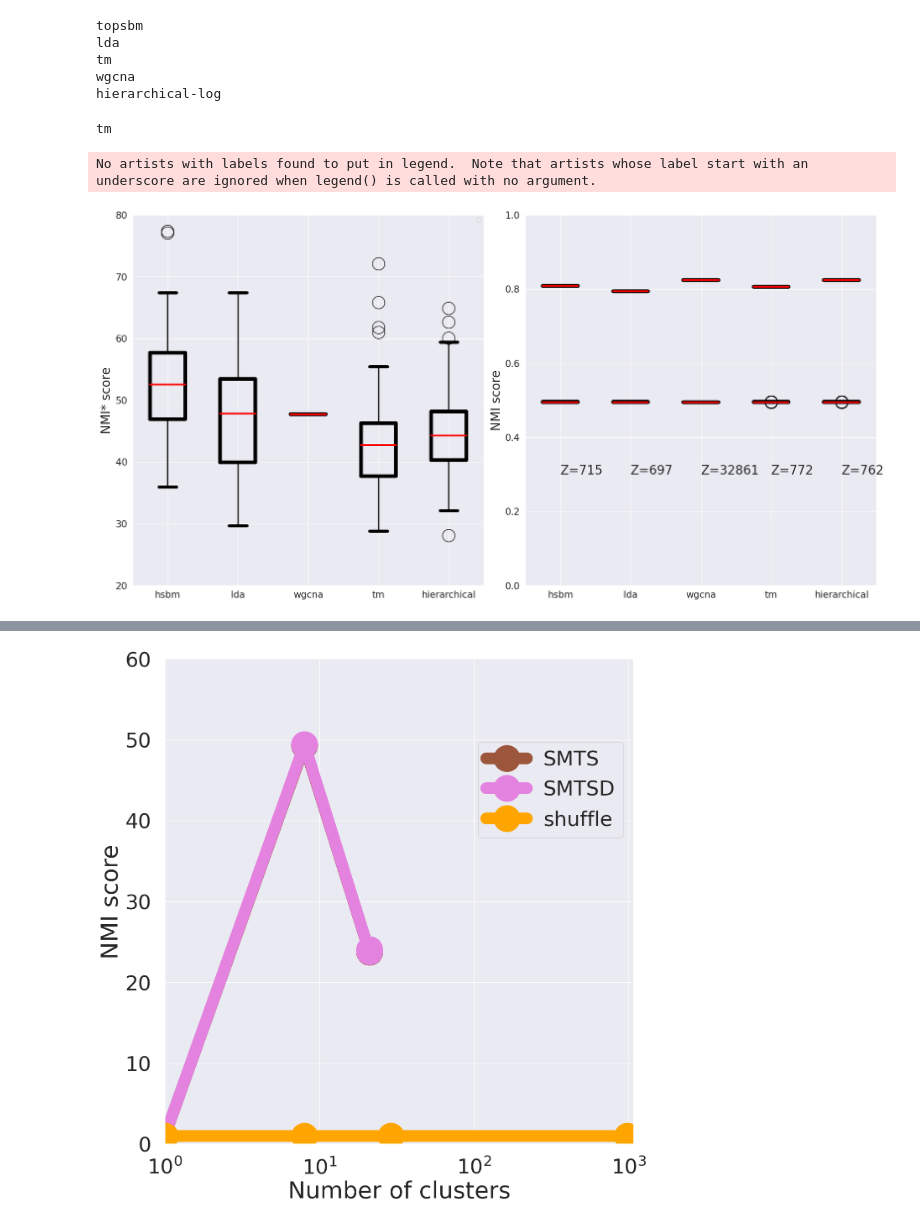
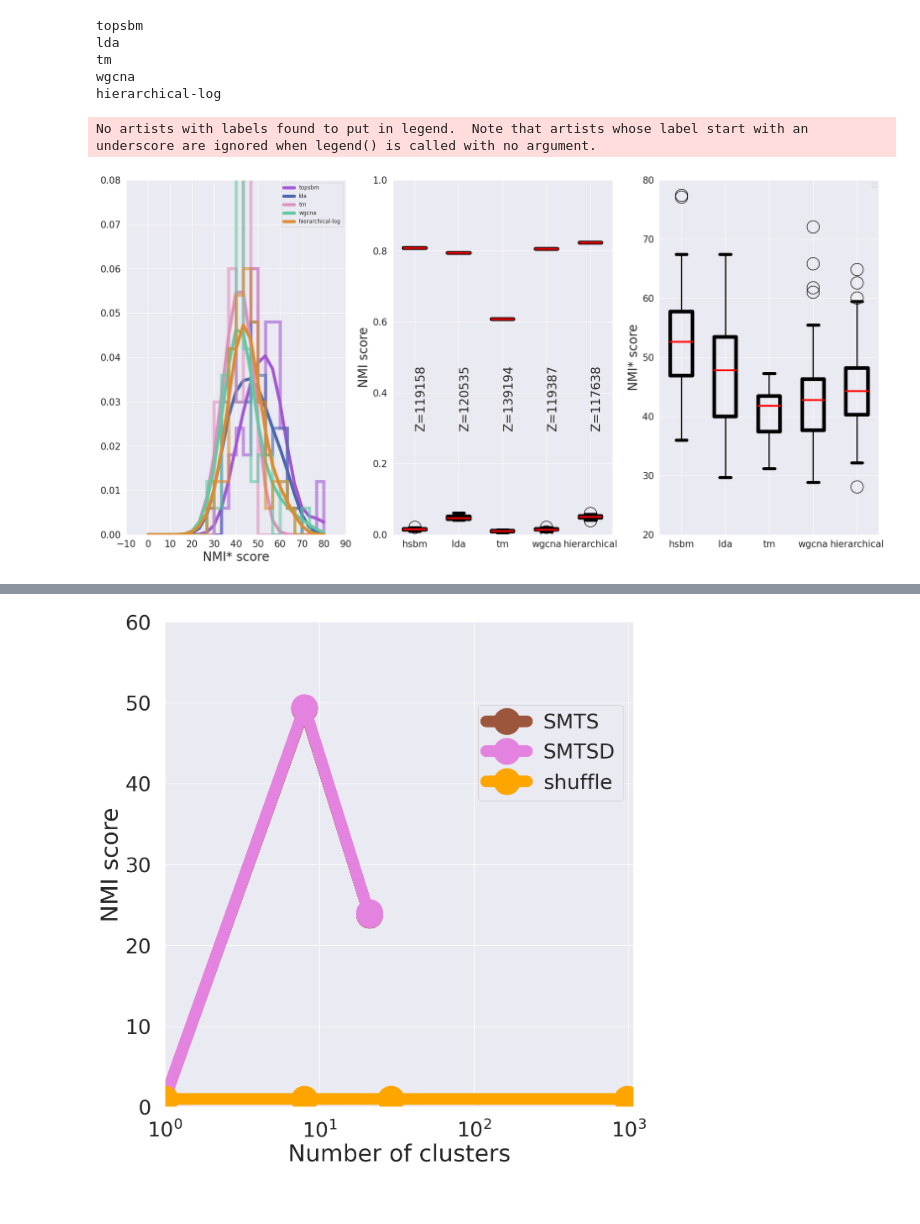
Before and after one commit to fvalle1/topics, a Jupyter notebook: hSBM_clusters.ipynb, the cells around one changed output, grey strips where cells are left out. Drawn from its saved outputs; the diff is of its cells as text; code cells hidden in the pictures; blank space fills up the shorter version.

```diff
--- a/hSBM_clusters.ipynb
+++ b/hSBM_clusters.ipynb
@@ -193,10 +184,10 @@ label = "SMTS"
 for alg in ["topsbm", "lda", "tm", "wgcna", "hierarchical-log"]:
     print(alg)
     data[alg] = []
-    for i in range (50):
+    for i in range (10):
         scores = {}
         scores[label] = get_scores(directory, labels, verbose=False, algorithm=alg)[label]
-        scores['shuffle'] = get_scores_shuffled(directory, df_files, label=label, algorithm="topsbm" if alg !="tm" else "tm")
+        scores['shuffle'] = get_scores_shuffled(directory, df_files, label=label, algorithm="tm")
         norm_scores = scores.copy()
         normalise_score(norm_scores, base_algorithm="shuffle")
         data[alg].append(scores)
@@ -206,18 +197,10 @@ lda
 tm
 wgcna
 hierarchical-log
-# %%
-alg = "tm"
-print(alg)
-data[alg] = []
-for i in range (50):
-    scores['shuffle'] = get_scores_shuffled(directory, df_files, label=label, algorithm="topsbm")
-    norm_scores = scores.copy()
-    normalise_score(norm_scores, base_algorithm="shuffle")
-    data[alg].append(scores)
-# %% [output]
-tm
 # %%
 import pickle
-with open("datasets/gtex10/scoresstat.pkl", 'wb') as f:
-    pickle.dump(data, f)
+# with open("datasets/gtex10/scoresstat.pkl", 'wb') as f:
+#     pickle.dump(data, f)
+
+with open("datasets/gtex10/scoresstat.pkl", 'rb') as f:
+    data = pickle.load(f)
@@ -224,42 +231,65 @@ with open("datasets/gtex10/scoresstat.pkl", 'wb') as f:
 # %%
 from scipy.stats import norm
+from sklearn.neighbors import KernelDensity
+
 
 p_value = lambda z_score: 2 * (1 - norm.cdf(abs(z_score)))
+label = labels[0]
+colors = Painter()
+
+fig, axs = plt.subplots(1, 3, figsize=(18,9))
+bins = np.linspace(0,80,25)
+alg_labels = [alg.replace("topsbm", "hsbm").replace("-log","") for alg in data.keys()]
 
 
-fig, axs = plt.subplots(1, 2, figsize=(18,9))
+ax = axs[0]
+kwargs=dict(linewidth=5, density=True)
+for alg in data.keys():
+    c = next(colors)
+    X = np.max([d[label]["norm_V"] for d in data[alg]], axis=1)
+    ax.hist(X, histtype="step", stacked=True, bins=bins, color=c, alpha=0.6, **kwargs)
+    kde = KernelDensity(kernel='gaussian', bandwidth=5).fit(X.reshape(-1,1))
 
-bins = np.arange(0,100,5)
+    ax.plot(bins, np.exp(kde.score_samples(bins.reshape(-1,1))), label=alg, color=c, lw=5)
+
+ax.set_ylim(0,0.08)
+ax.set_xlabel("NMI* score", fontsize=20)
+ax.set_xticks(ax.get_xticks(), ax.get_xticklabels(), fontsize=15)
+ax.set_yticks(ax.get_yticks(), ax.get_yticklabels(), fontsize=15)
+ax.legend()
+
 
 kwargs = dict(flierprops={"c":"gray", "ms":20, "lw":5}, boxprops = {"lw":6}, whiskerprops={"lw":2}, capprops={"lw":5}, medianprops={"c":"red", "lw":3})
 
-ax = axs[0]
-ax.boxplot([np.max([d[label]["norm_V"] for d in data[alg]], axis=1) for alg in data.keys()], **kwargs)
+ax = axs[2]
+ax.boxplot([
+    np.max([d[label]["norm_V"] for d in data[alg]], axis=1)
+              for alg in data.keys()], **kwargs)
 
-ax.set_xticks(list(range(1,6)), ["hsbm", "lda", "wgcna", "tm", "hierarchical"], rotation=0, fontsize=15)
+ax.set_xticks(list(range(1,6)), alg_labels, rotation=0, fontsize=15)
 ax.set_yticks(ax.get_yticks(), ax.get_yticklabels(), fontsize=15)
 ax.legend()
 ax.set_ylabel("NMI* score", fontsize=20)
 
 ax = axs[1]
 ax.boxplot([np.max([d[label]["V"] for d in data[alg]], axis=1) for alg in data.keys()], **kwargs)
-ax.boxplot([np.max([d["shuffle"]["V"] for d in data[alg]], axis=1) for alg in data.keys()], **kwargs)
+ax.boxplot([[d["shuffle"]["V"][np.argmin(np.abs(np.array(d[label]["xl"])-10))] for d in data[alg]] for alg in data.keys()], **kwargs)
 
 for i,alg in enumerate(data.keys()):
     x1 = np.max([d[label]["V"] for d in data[alg]], axis=1)
-    x2 = np.max([d["shuffle"]["V"] for d in data[alg]], axis=1)
+    x2 = [np.argmin(np.abs(np.array(data["topsbm"][0][label]["xl"])-10))]
     Z = np.abs(np.mean(x1) - np.mean(x2)) / np.sqrt(1e-10+np.var(x1) + np.var(x2))
-    ax.text(i+1, 0.3, "Z={:.0f}".format(Z), fontsize=20)
+    ax.text(i+1, 0.3, "Z={:.0f}".format(Z), fontsize=20, rotation=90)
 
-ax.set_xticks(list(range(1,6)), ["hsbm", "lda", "wgcna", "tm", "hierarchical"], rotation=0, fontsize=15)
+ax.set_xticks(list(range(1,6)), alg_labels, rotation=0, fontsize=15)
 ax.set_ylim(0,1)
 ax.set_yticks(ax.get_yticks(), ax.get_yticklabels(), fontsize=15)
 
 ax.set_ylabel("NMI score", fontsize=20)
 plt.tight_layout()
 plt.show()
-fig.savefig("%s/metric_scores_comparison_hist.pdf"%(directory))
+fig.savefig("%s/metric_scores_comparison_box.pdf"%(directory))
 # %% [output]
 No artists with labels found to put in legend.  Note that artists whose label start with an underscore are ignored when legend() is called with no argument.
-[figure, old version]
+[figure, new version]
 # %%
```
Also changed, not shown: parts of 4 cells of this notebook, 3 other files.
